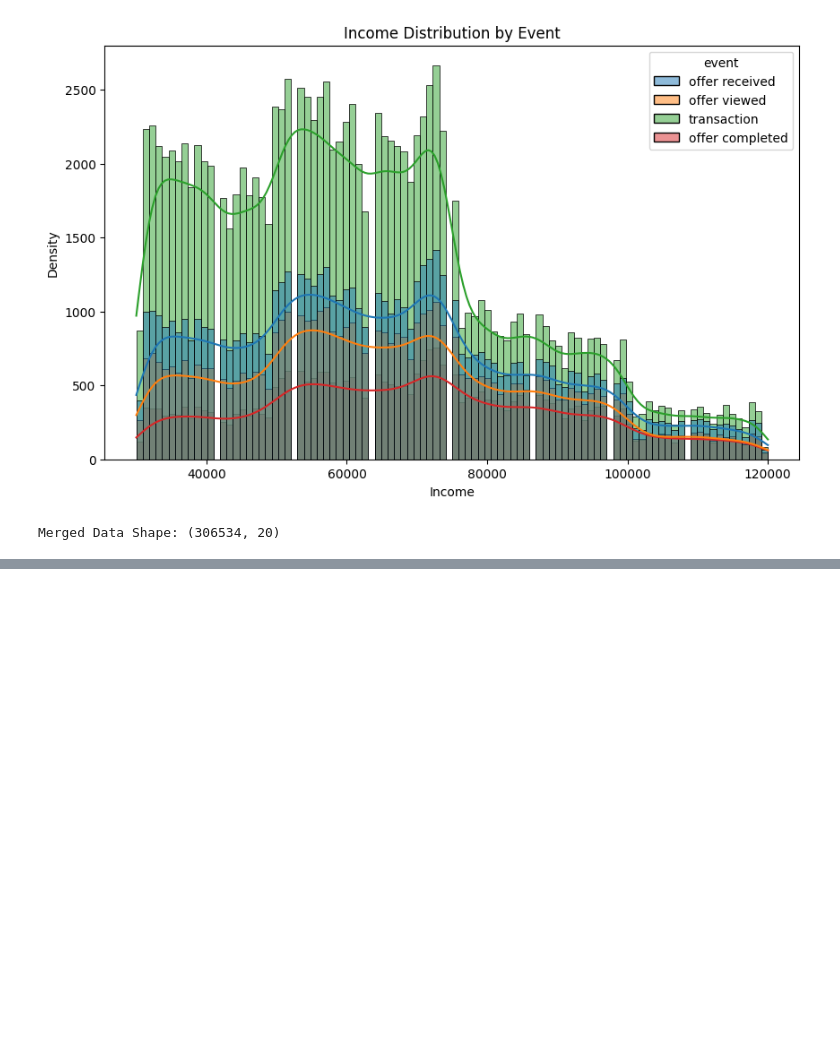
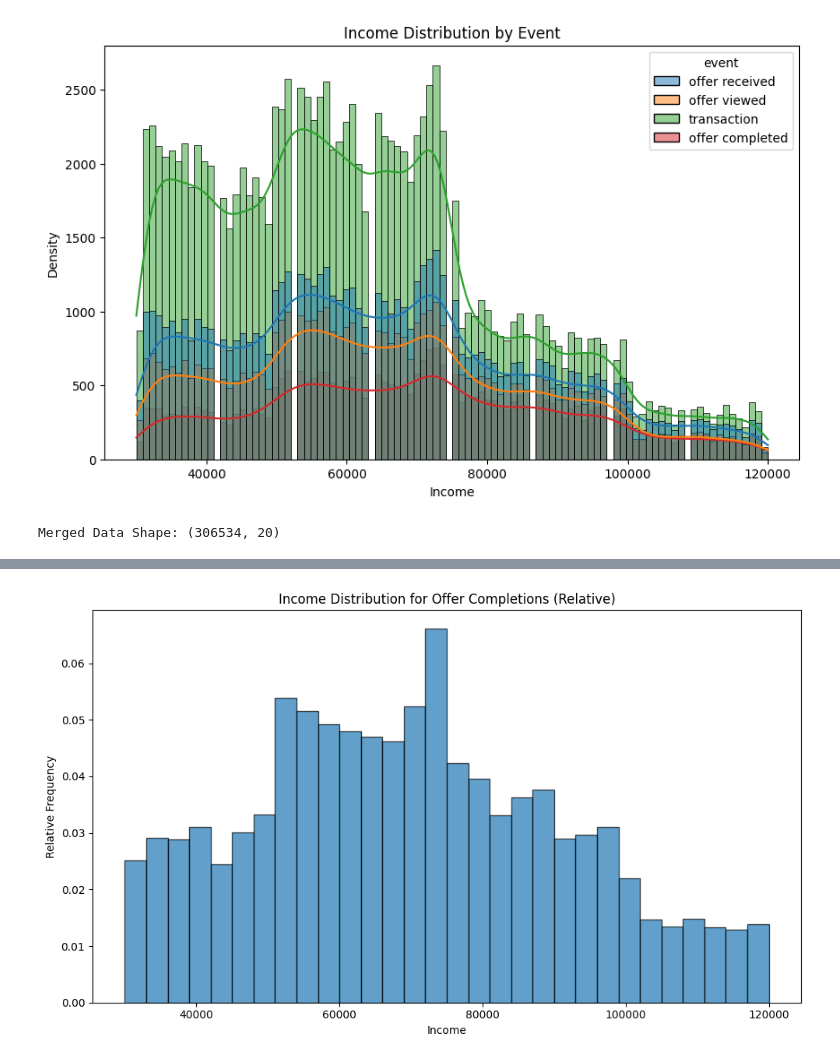
Before and after one commit to daniel173087/starbucks, a Jupyter notebook: Starbucks_Capstone_notebook.ipynb, the cells around one changed output, grey strips where cells are left out. Saved outputs shown, nothing was run; the diff lists cells and outputs as text; code cells hidden in the pictures; blank space fills up the shorter version.

Commit message:
analysis data

```diff
--- a/Starbucks_Capstone_notebook.ipynb
+++ b/Starbucks_Capstone_notebook.ipynb
@@ -272,7 +278,7 @@ if 'offer_id' in merged_df.columns:
     plt.show()
 
     # Saving merged dataset with engineered features
-    merged_df.to_csv('data/merged_dataset.csv', index=False)
+    merged_df.to_csv('data/merged_dataset_features.csv', index=False)
 
     # Summary of merged data shape
     print("\nMerged Data Shape:", merged_df.shape)
@@ -300,0 +310,20 @@ Merged Data Shape: (306534, 20)
+# %%
+# Filter data for completed offers with non-null income
+completed_offers = merged_df[(merged_df['event'] == 'offer completed') & (merged_df['income'].notnull())]
+
+# Plot the income distribution with relative frequencies
+plt.figure(figsize=(10, 6))
+plt.hist(
+    completed_offers['income'],
+    bins=30,
+    weights=[1/len(completed_offers)] * len(completed_offers),
+    edgecolor='black',
+    alpha=0.7
+)
+plt.title('Income Distribution for Offer Completions (Relative)')
+plt.xlabel('Income')
+plt.ylabel('Relative Frequency')
+plt.tight_layout()
+plt.show()
+# %% [output]
+[figure, added]
```
Also changed, not shown: parts of 4 cells of this notebook, 10 other files.
